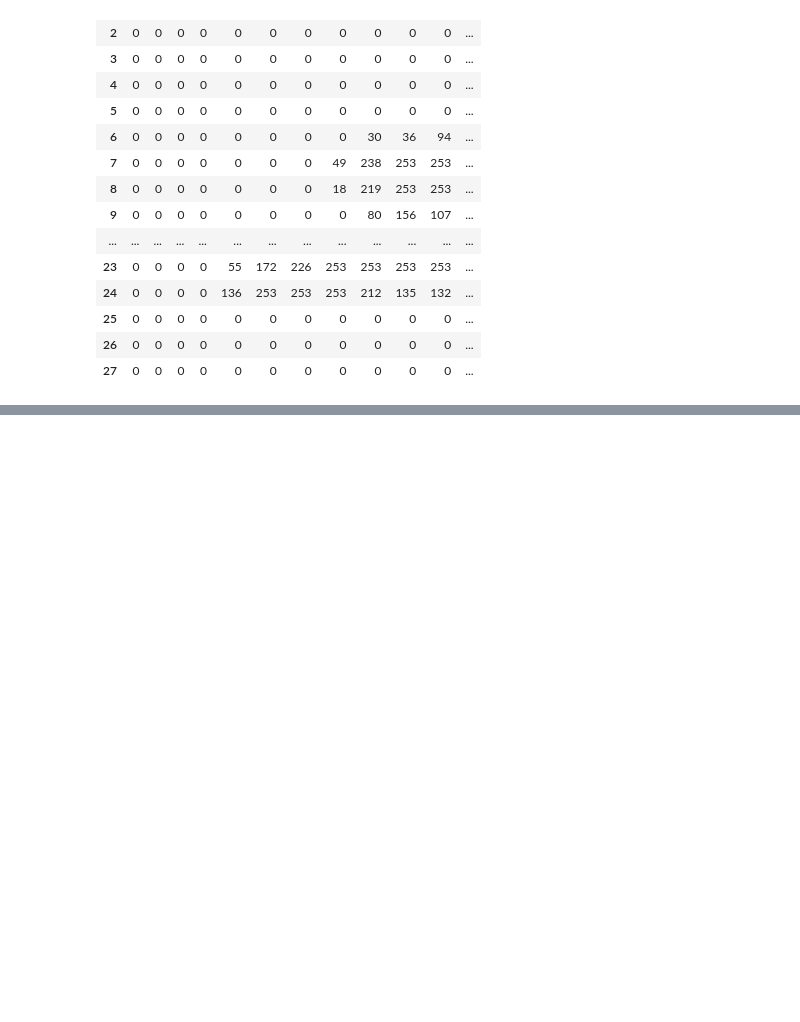
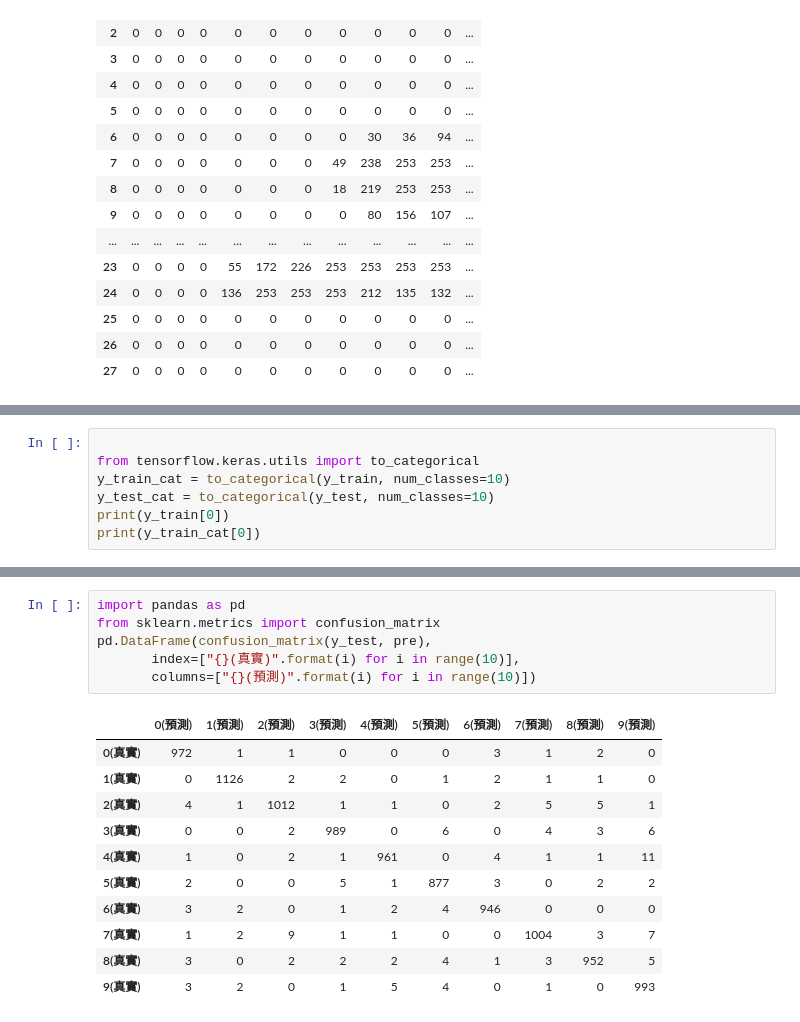
Before and after one commit to alrb2005/MechaineLearing-0716-, a Jupyter notebook: mlp.ipynb, the cells around one changed output, grey strips where cells are left out. Saved outputs shown, nothing was run; the diff lists cells and outputs as text; blank space fills up the shorter version.

```diff
--- a/mlp.ipynb
+++ b/mlp.ipynb
@@ -57,0 +74,7 @@ model.summary()
+# %%
+
+from tensorflow.keras.utils import to_categorical
+y_train_cat = to_categorical(y_train, num_classes=10)
+y_test_cat = to_categorical(y_test, num_classes=10)
+print(y_train[0])
+print(y_train_cat[0])
@@ -57,0 +143,18 @@ model.summary()
+# %%
+import pandas as pd
+from sklearn.metrics import confusion_matrix
+pd.DataFrame(confusion_matrix(y_test, pre),
+       index=["{}(真實)".format(i) for i in range(10)],
+       columns=["{}(預測)".format(i) for i in range(10)])
+# %% [output]
+|  | 0(預測) | 1(預測) | 2(預測) | 3(預測) | 4(預測) | 5(預測) | 6(預測) | 7(預測) | 8(預測) | 9(預測) |
+| 0(真實) | 972 | 1 | 1 | 0 | 0 | 0 | 3 | 1 | 2 | 0 |
+| 1(真實) | 0 | 1126 | 2 | 2 | 0 | 1 | 2 | 1 | 1 | 0 |
+| 2(真實) | 4 | 1 | 1012 | 1 | 1 | 0 | 2 | 5 | 5 | 1 |
+| 3(真實) | 0 | 0 | 2 | 989 | 0 | 6 | 0 | 4 | 3 | 6 |
+| 4(真實) | 1 | 0 | 2 | 1 | 961 | 0 | 4 | 1 | 1 | 11 |
+| 5(真實) | 2 | 0 | 0 | 5 | 1 | 877 | 3 | 0 | 2 | 2 |
+| 6(真實) | 3 | 2 | 0 | 1 | 2 | 4 | 946 | 0 | 0 | 0 |
+| 7(真實) | 1 | 2 | 9 | 1 | 1 | 0 | 0 | 1004 | 3 | 7 |
+| 8(真實) | 3 | 0 | 2 | 2 | 2 | 4 | 1 | 3 | 952 | 5 |
+| 9(真實) | 3 | 2 | 0 | 1 | 5 | 4 | 0 | 1 | 0 | 993 |
```
Also changed, not shown: parts of 11 cells of this notebook.
